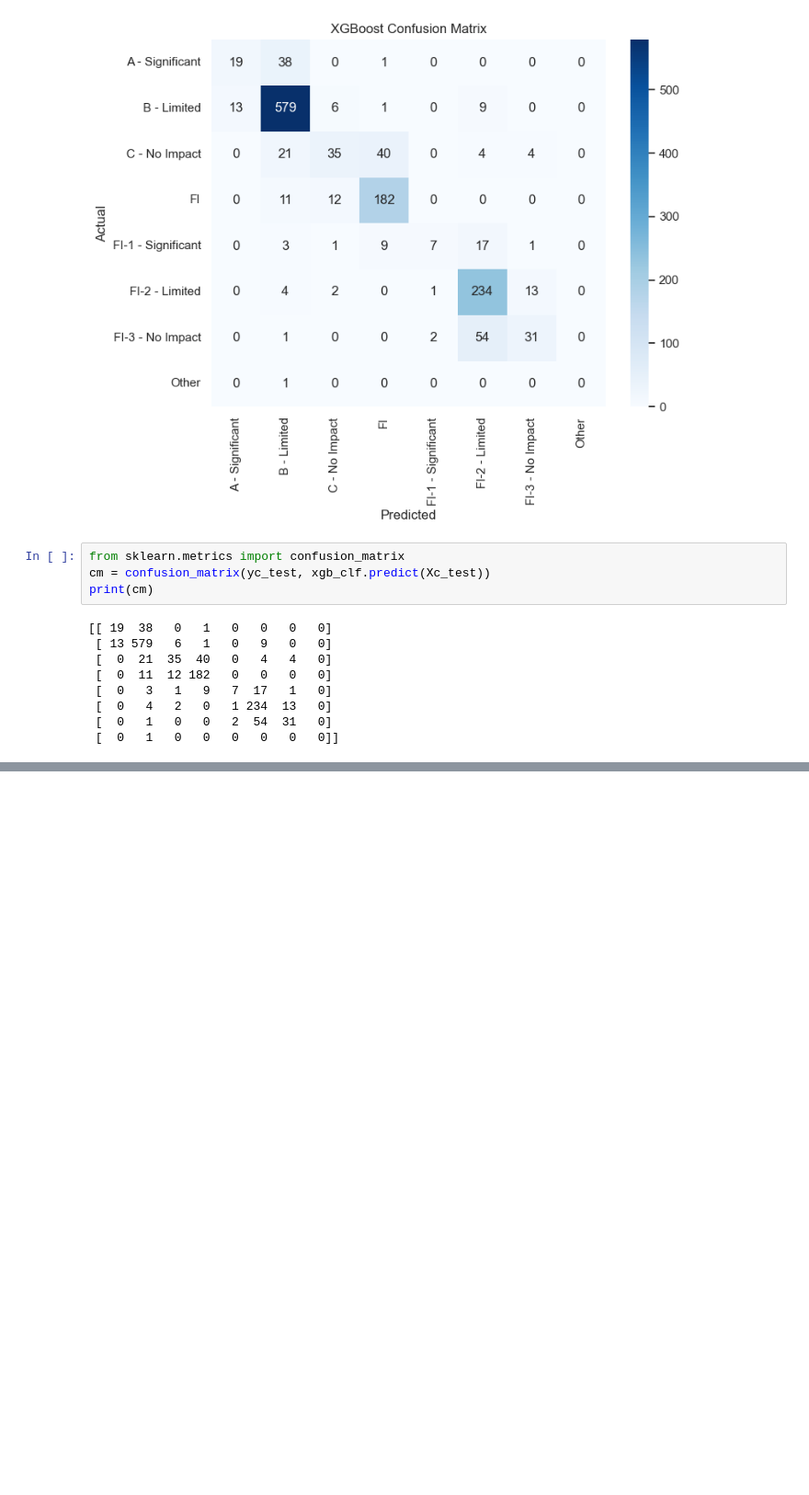
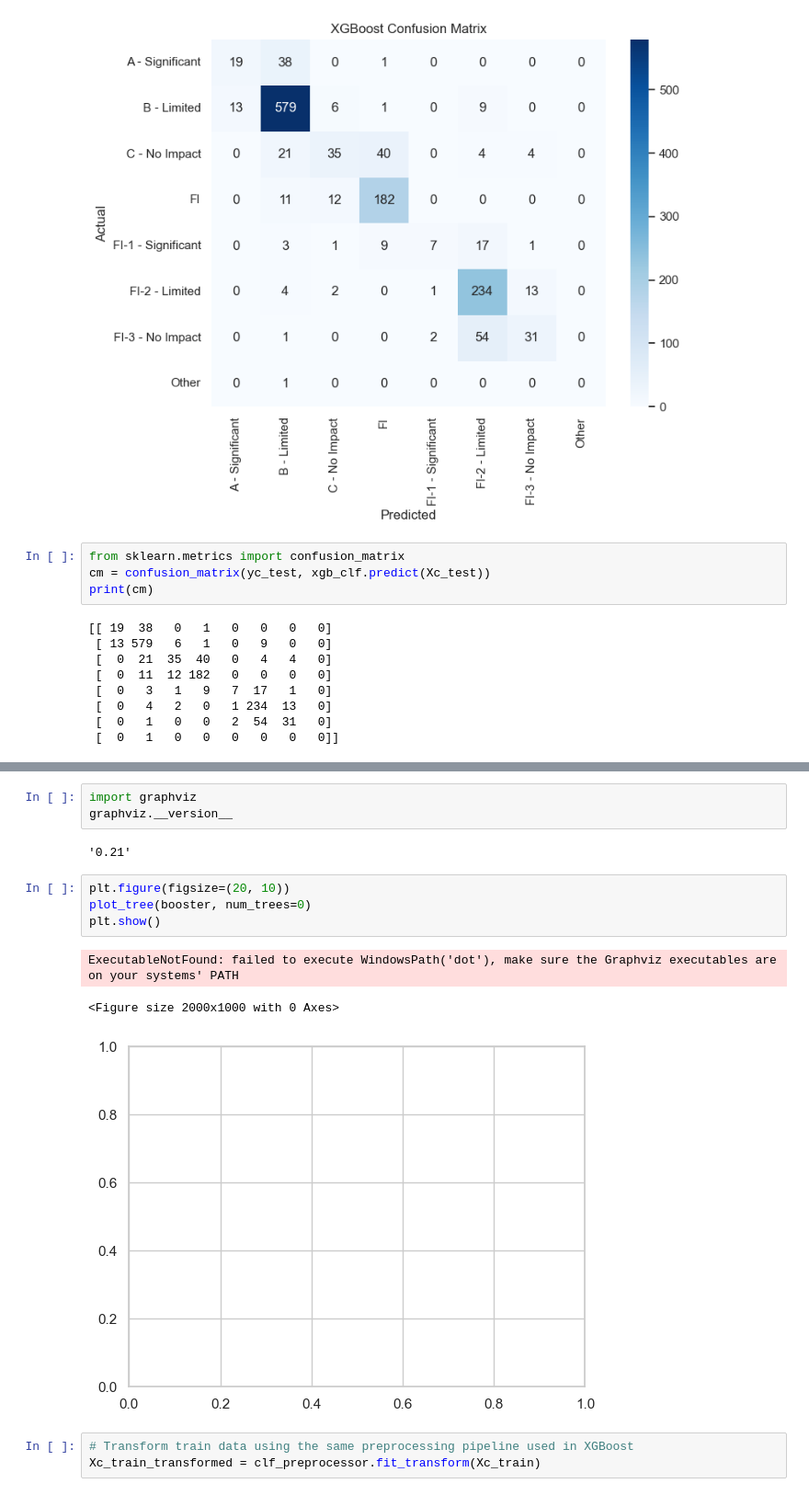
Before and after one commit to Rajabboev/Hybrid_ML_model_investment, a Jupyter notebook: IFC Investment .ipynb, the cells around one changed output, grey strips where cells are left out. Shown at 92% size. Drawn from its saved outputs; the diff is of its cells as text; blank space fills up the shorter version.

```diff
--- a/IFC Investment .ipynb
+++ b/IFC Investment .ipynb
@@ -1438,0 +1513,16 @@ plot_confusion_matrix(
+# %%
+import graphviz
+graphviz.__version__
+# %% [output]
+'0.21'
+# %%
+plt.figure(figsize=(20, 10))
+plot_tree(booster, num_trees=0)
+plt.show()
+# %% [output]
+ExecutableNotFound: failed to execute WindowsPath('dot'), make sure the Graphviz executables are on your systems' PATH
+<Figure size 2000x1000 with 0 Axes>
+[figure, added]
+# %%
+# Transform train data using the same preprocessing pipeline used in XGBoost
+Xc_train_transformed = clf_preprocessor.fit_transform(Xc_train)
```
Also changed, not shown: parts of 15 cells of this notebook.
